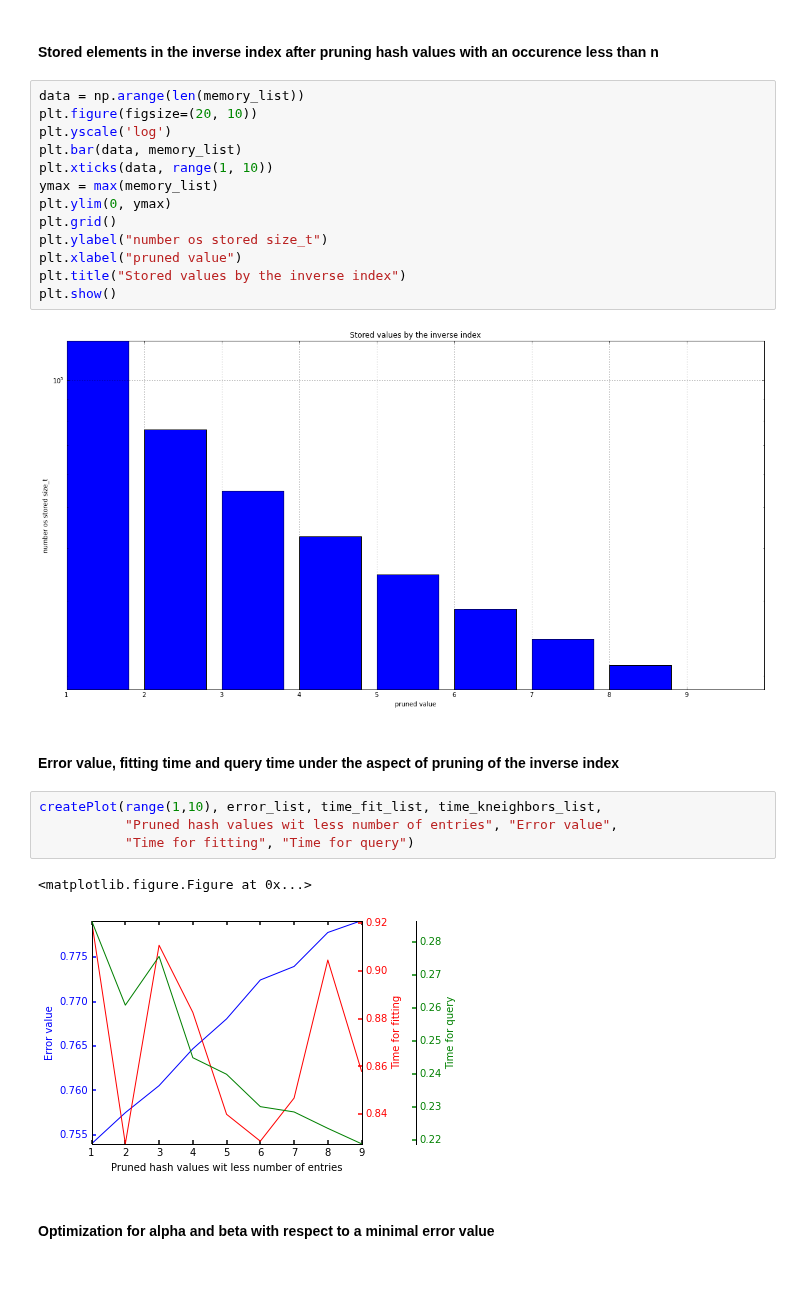
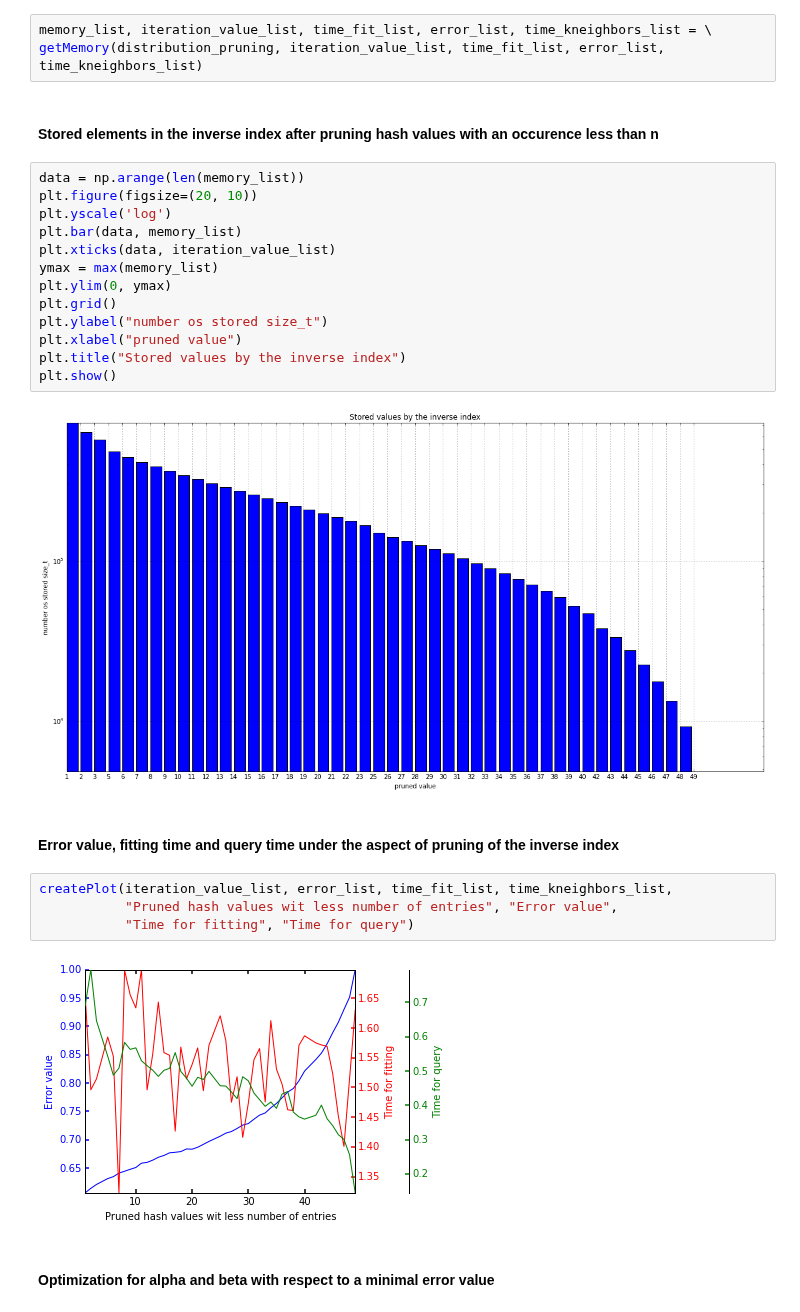
Before and after one commit to joachimwolff/sparse-neighbors-search, a Jupyter notebook: example/Methods to save memory.ipynb, the cells around one changed output. Drawn from its saved outputs; the diff is of its cells as text; blank space fills up the shorter version.

```diff
--- a/example/Methods to save memory.ipynb
+++ b/example/Methods to save memory.ipynb
@@ -165,28 +210,30 @@ for dist in distribution_pruning:
+# %%
+memory_list, iteration_value_list, time_fit_list, error_list, time_kneighbors_list = \
+getMemory(distribution_pruning, iteration_value_list, time_fit_list, error_list, time_kneighbors_list)
 # %% [markdown]
 #### Stored elements in the inverse index after pruning hash values with an occurence less than n
 # %%
 data = np.arange(len(memory_list))
 plt.figure(figsize=(20, 10))
 plt.yscale('log')
 plt.bar(data, memory_list)
-plt.xticks(data, range(1, 10))
+plt.xticks(data, iteration_value_list)
 ymax = max(memory_list)
 plt.ylim(0, ymax)
 plt.grid()
 plt.ylabel("number os stored size_t")
 plt.xlabel("pruned value")
 plt.title("Stored values by the inverse index")
 plt.show()
 # %% [output]
-[figure, old version]
+[figure, new version]
 # %% [markdown]
 #### Error value, fitting time and query time under the aspect of pruning of the inverse index
 # %%
-createPlot(range(1,10), error_list, time_fit_list, time_kneighbors_list,
+createPlot(iteration_value_list, error_list, time_fit_list, time_kneighbors_list,
            "Pruned hash values wit less number of entries", "Error value",
            "Time for fitting", "Time for query")
 # %% [output]
-<matplotlib.figure.Figure at 0x...>
-[figure, old version]
+[figure, new version]
 # %% [markdown]
 #### Optimization for alpha and beta with respect to a minimal error value
```
Also changed, not shown: parts of 68 cells of this notebook, 6 other files.
